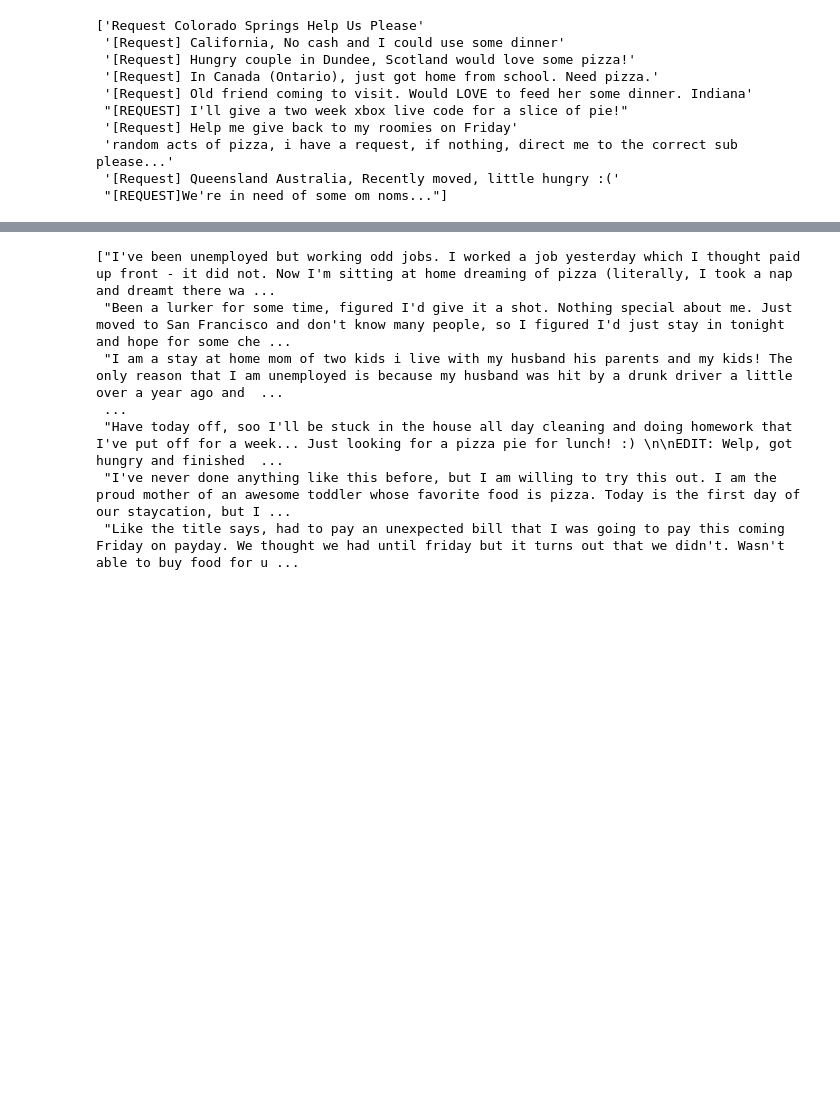
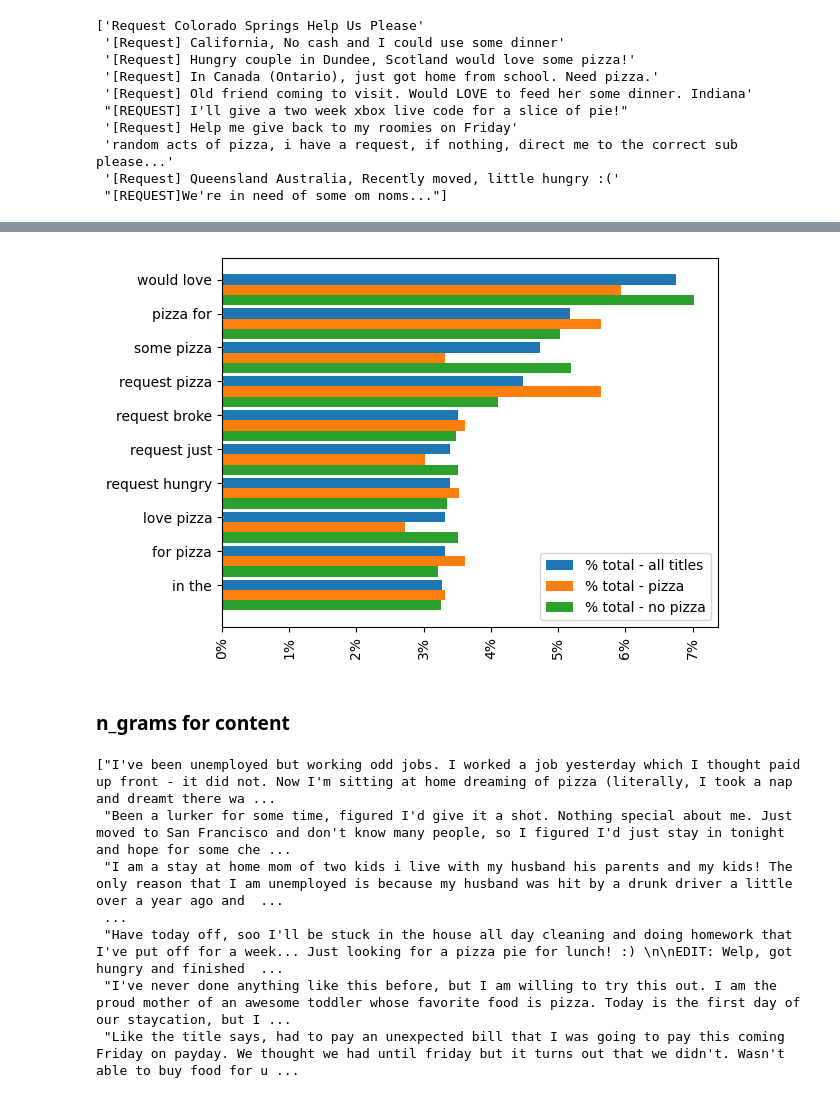
Before and after one commit to jaredfeldman/free_pizza, a Jupyter notebook: eda_text_jf.ipynb, the cells around one changed output, grey strips where cells are left out. Saved outputs shown, nothing was run; the diff lists cells and outputs as text; code cells hidden in the pictures; blank space fills up the shorter version.

```diff
--- a/eda_text_jf.ipynb
+++ b/eda_text_jf.ipynb
@@ -107,0 +233,12 @@ plt.title('Reddit Titles - Top 15 Words by Occurrence (NO Pizza Provided)',fonts
+# %%
+vec = CountVectorizer(ngram_range = (2, 2))# Matrix of ngrams
+bow = vec.fit_transform(titles_no_pizza)# Count frequency of ngrams
+count_values = bow.toarray().sum(axis=0)# Create DataFrame from ngram frequencies
+ngram_freq_no_pizza_title = pd.DataFrame(sorted([(count_values[i], k) for k, i in vec.vocabulary_.items()], reverse = True))
+ngram_freq_no_pizza_title.columns = ["frequency", "ngram"]
+
+ngram_freq_no_pizza_title['% total - no pizza'] = ngram_freq_no_pizza_title['frequency'] / len(titles_no_pizza)
+
+ngram_freq_no_pizza_title.set_index('ngram')
+
+ngram_freq_no_pizza_title
@@ -107,0 +259,6 @@ plt.title('Reddit Titles - Top 15 Words by Occurrence (NO Pizza Provided)',fonts
+# %%
+# Merge the DataFrames
+merged_ngrams = pd.merge(ngram_freq_total_title, ngram_freq_pizza_title, on='ngram').merge(ngram_freq_no_pizza_title, on='ngram')
+merged_ngrams.drop(['frequency', 'frequency_x', 'frequency_y'], axis = 1)
+
+merged_ngrams
@@ -108,3 +279,43 @@ plt.title('Reddit Titles - Top 15 Words by Occurrence (NO Pizza Provided)',fonts
+# %%
+from matplotlib.ticker import FuncFormatter
+
+# select the first 10 items to plot later
+merged_ngrams_top_10 = merged_ngrams.head(10)
+
+# set the 'ngram' column as the y_axis label
+labels = merged_ngrams_top_10['ngram']
+
+# select the columns we want plotted
+columns_to_plot = ['% total - all titles', '% total - pizza', '% total - no pizza']
+
+# create an array to hold the values from each of the columns_to_plot
+values = np.array(merged_ngrams_top_10[columns_to_plot])
+
+# set width of each bar
+bar_width = 0.3
+
+# calculate the position of each bar
+bar_positions = np.arange(len(labels))
+
+# plot the horizontal bar chart
+for i, column in enumerate(columns_to_plot):
+    plt.barh(bar_positions + i * bar_width, values[:, i], height = bar_width, label = column)
+
+plt.yticks(bar_positions, labels)
+plt.xticks(rotation=90)
+
+formatter = FuncFormatter(lambda x, pos: '{:.0%}'.format(x))
+plt.gca().xaxis.set_major_formatter(formatter)
+
+plt.gca().invert_yaxis()
+
+plt.legend()
+
+plt.show()
+# %% [output]
+[figure, added]
+# %% [markdown]
+### n_grams for content
 # %%
 x_training_data_post = np.array(training_data['request_text'])
 print(x_training_data_post[10:])
```
Also changed, not shown: parts of 41 cells of this notebook.
